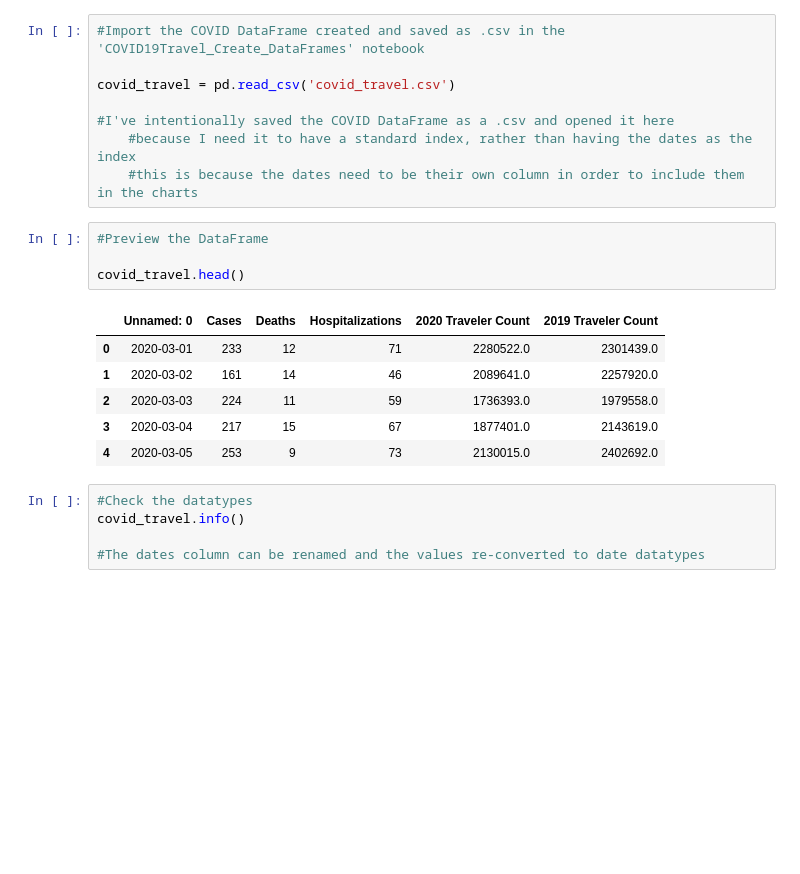
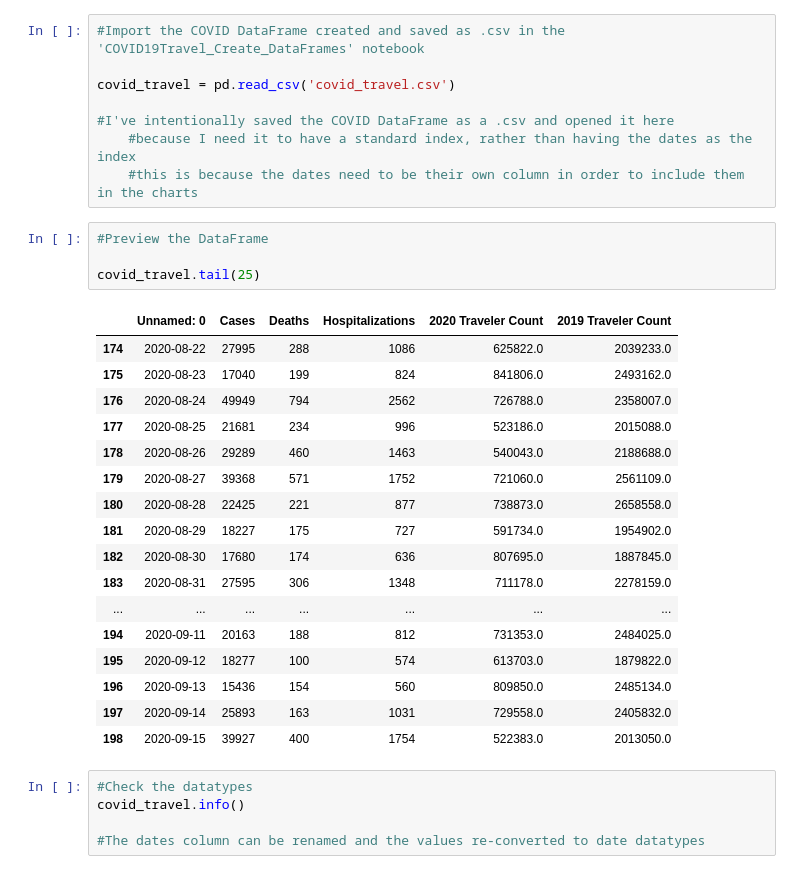
Before and after one commit to abielhammonds/COVID19_TravelStats_Project, a Jupyter notebook: COVID19Travel_Visualizations.ipynb, the cells around one changed output. Drawn from its saved outputs; the diff is of its cells as text; blank space fills up the shorter version.

```diff
--- a/COVID19Travel_Visualizations.ipynb
+++ b/COVID19Travel_Visualizations.ipynb
@@ -34,14 +36,25 @@ covid_travel = pd.read_csv('covid_travel.csv')
 # %%
 #Preview the DataFrame
 
-covid_travel.head()
+covid_travel.tail(25)
 # %% [output]
 |  | Unnamed: 0 | Cases | Deaths | Hospitalizations | 2020 Traveler Count | 2019 Traveler Count |
-| 0 | 2020-03-01 | 233 | 12 | 71 | 2280522.0 | 2301439.0 |
-| 1 | 2020-03-02 | 161 | 14 | 46 | 2089641.0 | 2257920.0 |
-| 2 | 2020-03-03 | 224 | 11 | 59 | 1736393.0 | 1979558.0 |
-| 3 | 2020-03-04 | 217 | 15 | 67 | 1877401.0 | 2143619.0 |
-| 4 | 2020-03-05 | 253 | 9 | 73 | 2130015.0 | 2402692.0 |
+| 174 | 2020-08-22 | 27995 | 288 | 1086 | 625822.0 | 2039233.0 |
+| 175 | 2020-08-23 | 17040 | 199 | 824 | 841806.0 | 2493162.0 |
+| 176 | 2020-08-24 | 49949 | 794 | 2562 | 726788.0 | 2358007.0 |
+| 177 | 2020-08-25 | 21681 | 234 | 996 | 523186.0 | 2015088.0 |
+| 178 | 2020-08-26 | 29289 | 460 | 1463 | 540043.0 | 2188688.0 |
+| 179 | 2020-08-27 | 39368 | 571 | 1752 | 721060.0 | 2561109.0 |
+| 180 | 2020-08-28 | 22425 | 221 | 877 | 738873.0 | 2658558.0 |
+| 181 | 2020-08-29 | 18227 | 175 | 727 | 591734.0 | 1954902.0 |
+| 182 | 2020-08-30 | 17680 | 174 | 636 | 807695.0 | 1887845.0 |
+| 183 | 2020-08-31 | 27595 | 306 | 1348 | 711178.0 | 2278159.0 |
+| ... | ... | ... | ... | ... | ... | ... |
+| 194 | 2020-09-11 | 20163 | 188 | 812 | 731353.0 | 2484025.0 |
+| 195 | 2020-09-12 | 18277 | 100 | 574 | 613703.0 | 1879822.0 |
+| 196 | 2020-09-13 | 15436 | 154 | 560 | 809850.0 | 2485134.0 |
+| 197 | 2020-09-14 | 25893 | 163 | 1031 | 729558.0 | 2405832.0 |
+| 198 | 2020-09-15 | 39927 | 400 | 1754 | 522383.0 | 2013050.0 |
 # %%
 #Check the datatypes
 covid_travel.info()
```
Also changed, not shown: parts of 13 cells of this notebook, 1 other file.
